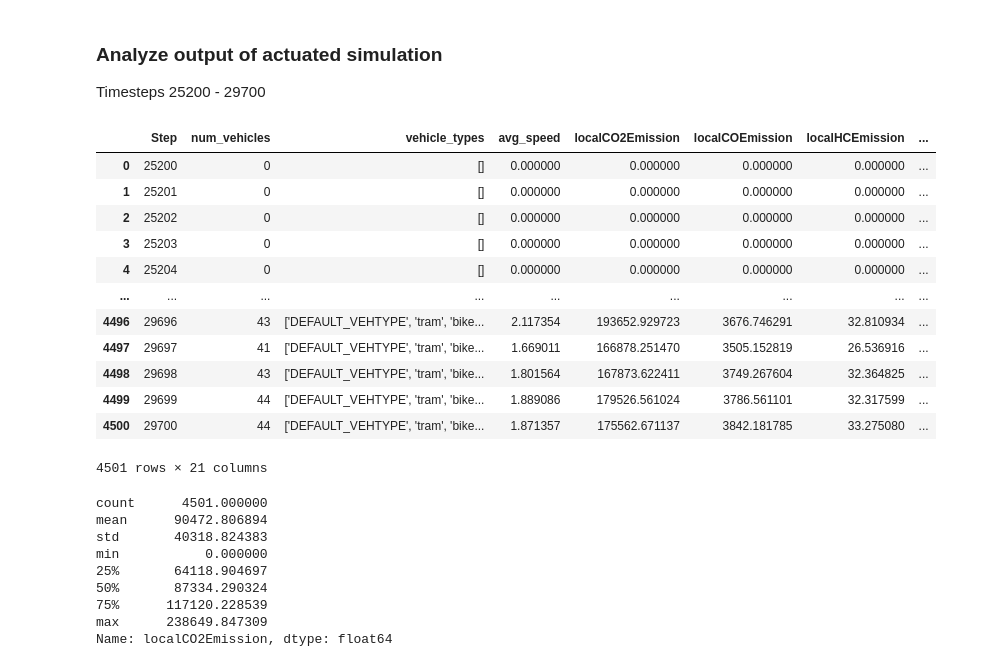
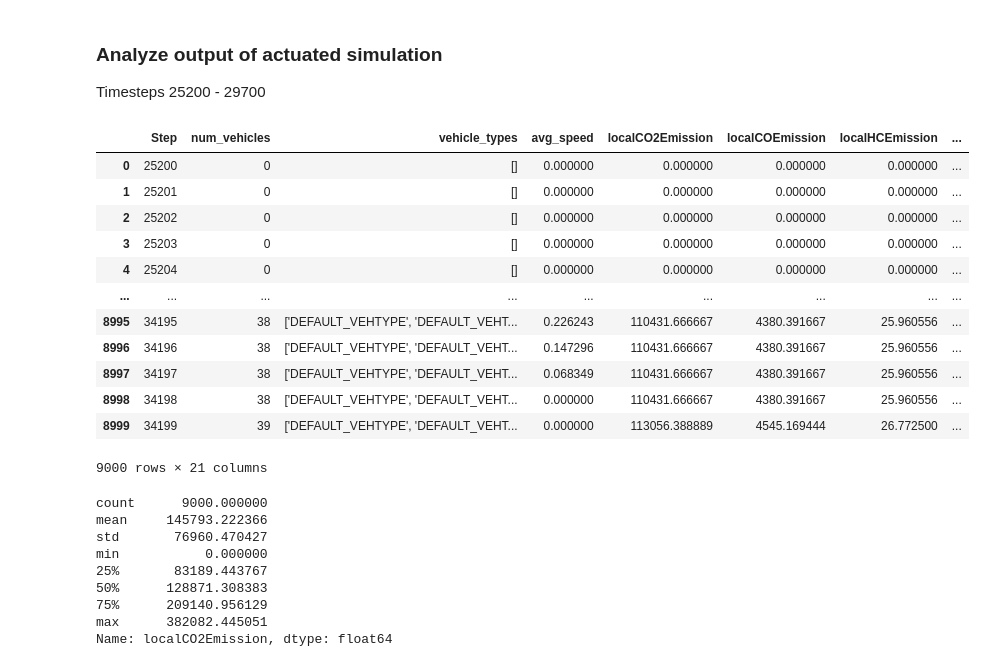
Before and after one commit to karstenk9/rl_traffic_signal_optimization, a Jupyter notebook: notebooks/actuated_results.ipynb, the cells around one changed output. Saved outputs shown, nothing was run; the diff lists cells and outputs as text; code cells hidden in the pictures.

```diff
--- a/notebooks/actuated_results.ipynb
+++ b/notebooks/actuated_results.ipynb
@@ -9,33 +9,33 @@ import seaborn as sns
 ### Analyze output of actuated simulation
 Timesteps 25200 - 29700
 # %%
-df = pd.read_csv('../src/data/actuated_output/actuated_output.csv')
+df = pd.read_csv('../src/data/actuated_output/actuated_output_9000steps.csv')
 df
 # %% [output]
 |  | Step | num_vehicles | vehicle_types | avg_speed | localCO2Emission | localCOEmission | localHCEmission | ... |
 | 0 | 25200 | 0 | [] | 0.000000 | 0.000000 | 0.000000 | 0.000000 | ... |
 | 1 | 25201 | 0 | [] | 0.000000 | 0.000000 | 0.000000 | 0.000000 | ... |
 | 2 | 25202 | 0 | [] | 0.000000 | 0.000000 | 0.000000 | 0.000000 | ... |
 | 3 | 25203 | 0 | [] | 0.000000 | 0.000000 | 0.000000 | 0.000000 | ... |
 | 4 | 25204 | 0 | [] | 0.000000 | 0.000000 | 0.000000 | 0.000000 | ... |
 | ... | ... | ... | ... | ... | ... | ... | ... | ... |
-| 4496 | 29696 | 43 | ['DEFAULT_VEHTYPE', 'tram', 'bike... | 2.117354 | 193652.929723 | 3676.746291 | 32.810934 | ... |
-| 4497 | 29697 | 41 | ['DEFAULT_VEHTYPE', 'tram', 'bike... | 1.669011 | 166878.251470 | 3505.152819 | 26.536916 | ... |
-| 4498 | 29698 | 43 | ['DEFAULT_VEHTYPE', 'tram', 'bike... | 1.801564 | 167873.622411 | 3749.267604 | 32.364825 | ... |
-| 4499 | 29699 | 44 | ['DEFAULT_VEHTYPE', 'tram', 'bike... | 1.889086 | 179526.561024 | 3786.561101 | 32.317599 | ... |
-| 4500 | 29700 | 44 | ['DEFAULT_VEHTYPE', 'tram', 'bike... | 1.871357 | 175562.671137 | 3842.181785 | 33.275080 | ... |
+| 8995 | 34195 | 38 | ['DEFAULT_VEHTYPE', 'DEFAULT_VEHT... | 0.226243 | 110431.666667 | 4380.391667 | 25.960556 | ... |
+| 8996 | 34196 | 38 | ['DEFAULT_VEHTYPE', 'DEFAULT_VEHT... | 0.147296 | 110431.666667 | 4380.391667 | 25.960556 | ... |
+| 8997 | 34197 | 38 | ['DEFAULT_VEHTYPE', 'DEFAULT_VEHT... | 0.068349 | 110431.666667 | 4380.391667 | 25.960556 | ... |
+| 8998 | 34198 | 38 | ['DEFAULT_VEHTYPE', 'DEFAULT_VEHT... | 0.000000 | 110431.666667 | 4380.391667 | 25.960556 | ... |
+| 8999 | 34199 | 39 | ['DEFAULT_VEHTYPE', 'DEFAULT_VEHT... | 0.000000 | 113056.388889 | 4545.169444 | 26.772500 | ... |
-4501 rows × 21 columns
+9000 rows × 21 columns
 # %%
 df.localCO2Emission.describe()
 # %% [output]
-count      4501.000000
-mean      90472.806894
-std       40318.824383
+count      9000.000000
+mean     145793.222366
+std       76960.470427
 min           0.000000
-25%       64118.904697
-50%       87334.290324
-75%      117120.228539
-max      238649.847309
+25%       83189.443767
+50%      128871.308383
+75%      209140.956129
+max      382082.445051
 Name: localCO2Emission, dtype: float64
 # %%
 df_ppo = pd.read_csv('../src/data/evaluation/avg_speed_200_1800.csv')
```
Also changed, not shown: parts of 2 cells of this notebook, 15 other files.
